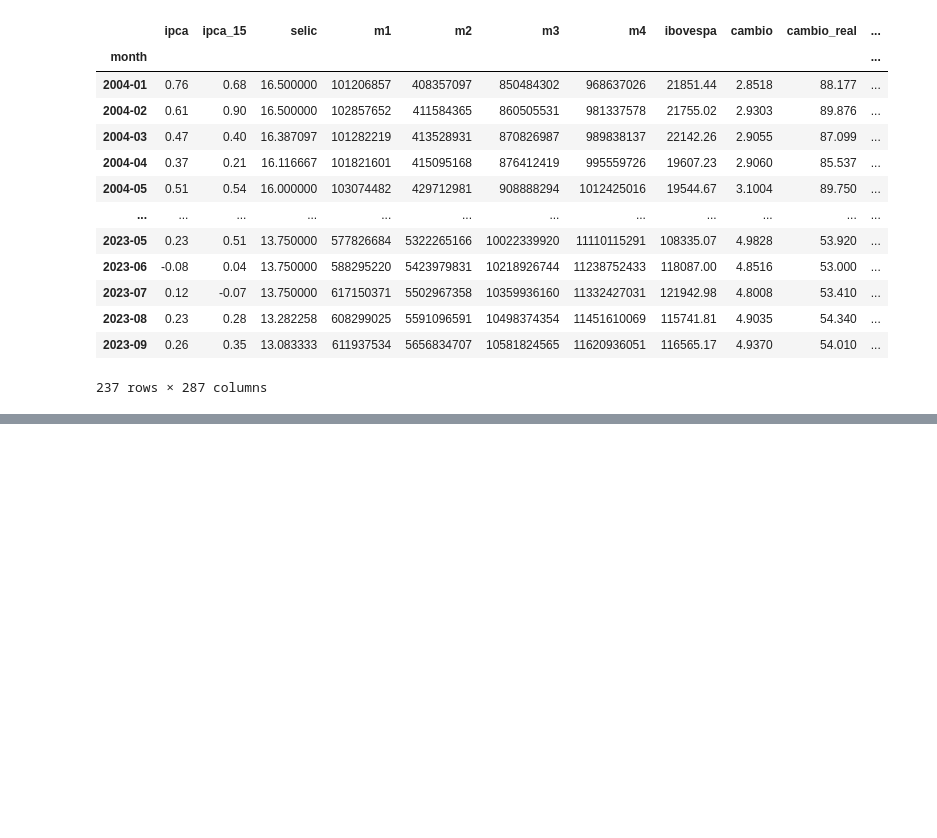
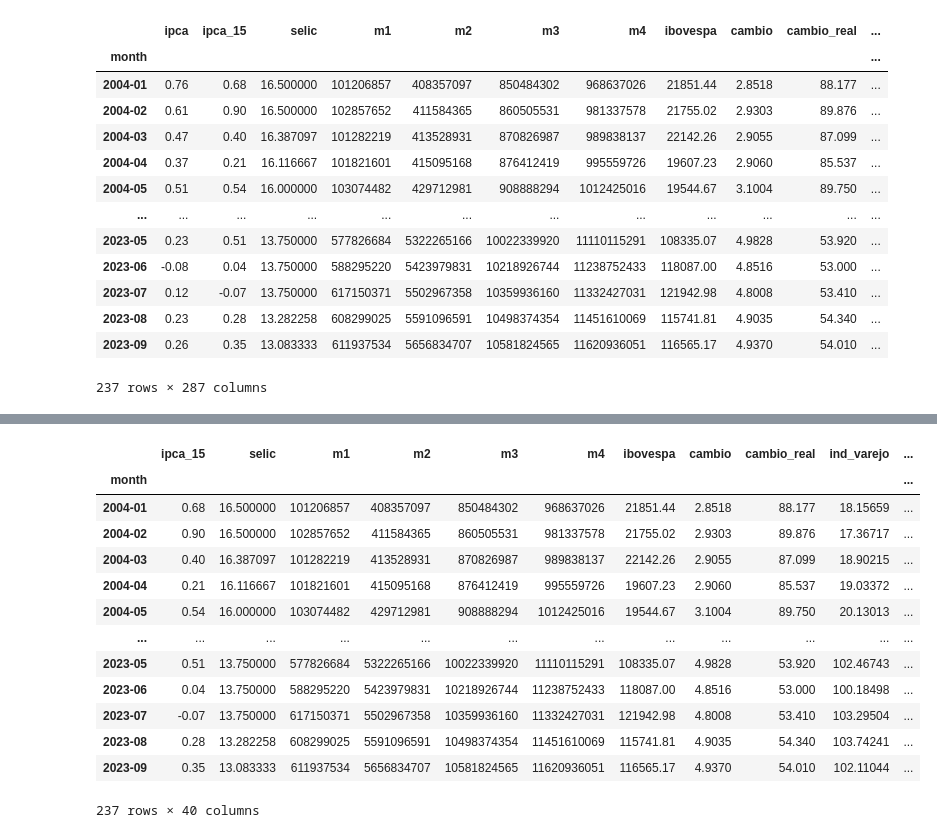
Before and after one commit to GuilhermeFrainer/tcc, a Jupyter notebook: tree_info.ipynb, the cells around one changed output, grey strips where cells are left out. Drawn from its saved outputs; the diff is of its cells as text; code cells hidden in the pictures; blank space fills up the shorter version.

Commit message:
Tenta com dados sem lags, mas resultados continuam uma porcaria.

```diff
--- a/tree_info.ipynb
+++ b/tree_info.ipynb
@@ -79,0 +95,5 @@ np.ndarray: obj must be a numpy.ndarray, found <class 'pandas.core.series.Series
+# %%
+no_lags = {}
+no_lags['df'] = pd.read_csv("dados/dados_crus.csv", sep=";", decimal=",", thousands=".")
+no_lags['df'] = utils.index_to_period(no_lags['df'])
+no_lags['df']
@@ -79,0 +120,17 @@ np.ndarray: obj must be a numpy.ndarray, found <class 'pandas.core.series.Series
+# %%
+no_lags['X']
+# %% [output]
+|  | ipca_15 | selic | m1 | m2 | m3 | m4 | ibovespa | cambio | cambio_real | ind_varejo | ... |
+| month |  |  |  |  |  |  |  |  |  |  | ... |
+| 2004-01 | 0.68 | 16.500000 | 101206857 | 408357097 | 850484302 | 968637026 | 21851.44 | 2.8518 | 88.177 | 18.15659 | ... |
+| 2004-02 | 0.90 | 16.500000 | 102857652 | 411584365 | 860505531 | 981337578 | 21755.02 | 2.9303 | 89.876 | 17.36717 | ... |
+| 2004-03 | 0.40 | 16.387097 | 101282219 | 413528931 | 870826987 | 989838137 | 22142.26 | 2.9055 | 87.099 | 18.90215 | ... |
+| 2004-04 | 0.21 | 16.116667 | 101821601 | 415095168 | 876412419 | 995559726 | 19607.23 | 2.9060 | 85.537 | 19.03372 | ... |
+| 2004-05 | 0.54 | 16.000000 | 103074482 | 429712981 | 908888294 | 1012425016 | 19544.67 | 3.1004 | 89.750 | 20.13013 | ... |
+| ... | ... | ... | ... | ... | ... | ... | ... | ... | ... | ... | ... |
+| 2023-05 | 0.51 | 13.750000 | 577826684 | 5322265166 | 10022339920 | 11110115291 | 108335.07 | 4.9828 | 53.920 | 102.46743 | ... |
+| 2023-06 | 0.04 | 13.750000 | 588295220 | 5423979831 | 10218926744 | 11238752433 | 118087.00 | 4.8516 | 53.000 | 100.18498 | ... |
+| 2023-07 | -0.07 | 13.750000 | 617150371 | 5502967358 | 10359936160 | 11332427031 | 121942.98 | 4.8008 | 53.410 | 103.29504 | ... |
+| 2023-08 | 0.28 | 13.282258 | 608299025 | 5591096591 | 10498374354 | 11451610069 | 115741.81 | 4.9035 | 54.340 | 103.74241 | ... |
+| 2023-09 | 0.35 | 13.083333 | 611937534 | 5656834707 | 10581824565 | 11620936051 | 116565.17 | 4.9370 | 54.010 | 102.11044 | ... |
+237 rows × 40 columns
```
Also changed, not shown: parts of 16 cells of this notebook.
